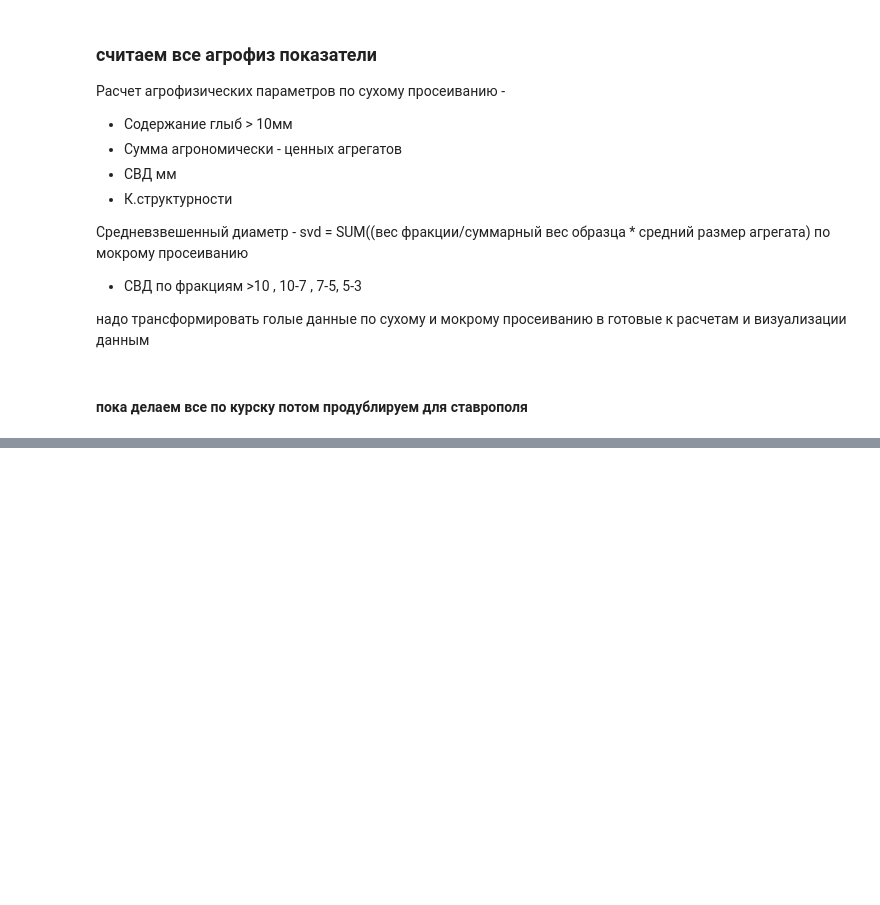
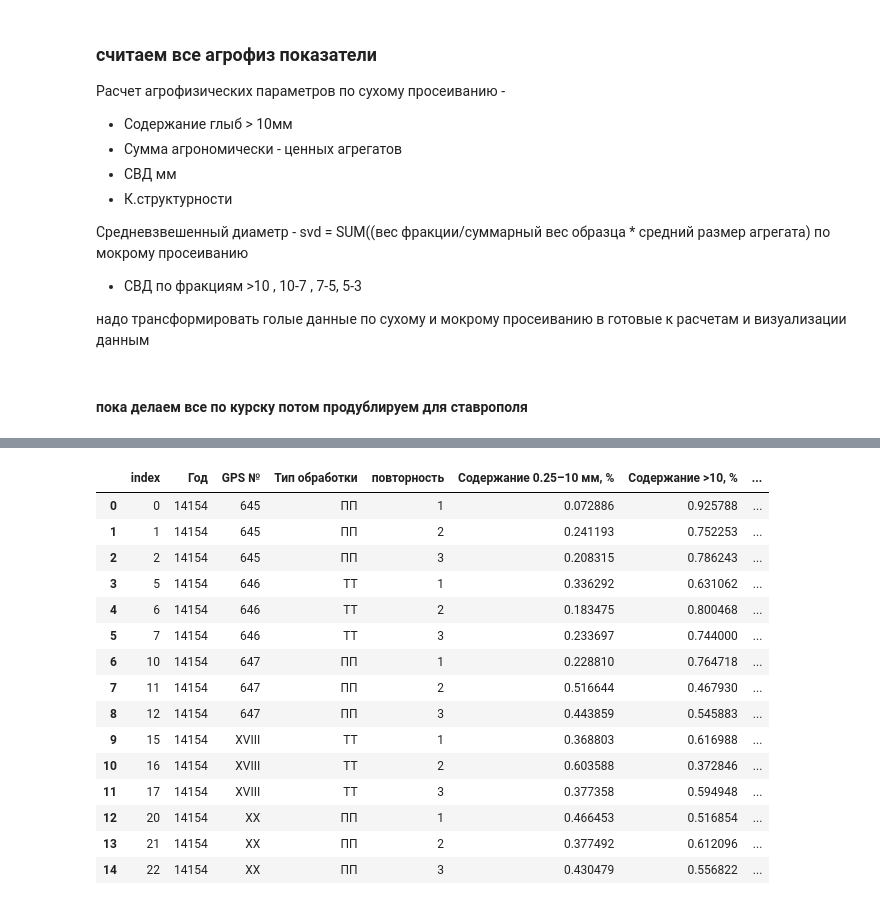
Before and after one commit to hukitoc94/uroshaynoe, a Jupyter notebook: data/data_preparation.ipynb, the cells around one changed output, grey strips where cells are left out. Saved outputs shown, nothing was run; the diff lists cells and outputs as text; code cells hidden in the pictures; blank space fills up the shorter version.

```diff
--- a/data/data_preparation.ipynb
+++ b/data/data_preparation.ipynb
@@ -315,0 +404,44 @@ pd.read_csv('агрофизика_курск.csv')
+# %%
+
+
+mokroe = pd.read_csv('мокрое просеивание урожайное.csv') # вставить нужное
+
+
+
+
+#СВД по сухим агрегатам
+mokroe['size'] = mokroe["Размеры фракций"]
+mokroe['size'] = mokroe['size'].str.replace('>10','16-10')
+mokroe['size'] = mokroe['size'].str.replace('>7','10-7')
+mokroe['size'] = mokroe['size'].str.replace('>5','5-4')
+mokroe['size'] = mokroe['size'].str.replace('>3','4-3')
+mokroe['size'] = mokroe['size'].str.replace('<0.25','0.25-0')
+mokroe[['bottom' , 'top']] = mokroe['size'].str.split("-", expand = True)
+mokroe[['bottom' , 'top']] = mokroe[['bottom' , 'top']].astype(float)
+
+mokroe['size'] = (mokroe['top'] + mokroe['bottom']) / 2
+mokroe['СВД, мм'] = (mokroe["Вес образца, г"]/20) * mokroe['size']
+
+for size in mokroe["Размер сухого агрегата"].unique():
+    fiz_features["СВД водоустойчивые {}, мм".format(size)] = mokroe[mokroe["Размер сухого агрегата"] == size].groupby(['GPS №','повторность','Тип обработки']).sum().reset_index()["СВД, мм"]
+
+fiz_features.to_csv('агрофизика_урожайное.csv', index = False)
+
+pd.read_csv('агрофизика_урожайное.csv')
+# %% [output]
+|  | index | Год | GPS № | Тип обработки | повторность | Содержание 0.25–10 мм, % | Содержание >10, % | ... |
+| 0 | 0 | 14154 | 645 | ПП | 1 | 0.072886 | 0.925788 | ... |
+| 1 | 1 | 14154 | 645 | ПП | 2 | 0.241193 | 0.752253 | ... |
+| 2 | 2 | 14154 | 645 | ПП | 3 | 0.208315 | 0.786243 | ... |
+| 3 | 5 | 14154 | 646 | ТТ | 1 | 0.336292 | 0.631062 | ... |
+| 4 | 6 | 14154 | 646 | ТТ | 2 | 0.183475 | 0.800468 | ... |
+| 5 | 7 | 14154 | 646 | ТТ | 3 | 0.233697 | 0.744000 | ... |
+| 6 | 10 | 14154 | 647 | ПП | 1 | 0.228810 | 0.764718 | ... |
+| 7 | 11 | 14154 | 647 | ПП | 2 | 0.516644 | 0.467930 | ... |
+| 8 | 12 | 14154 | 647 | ПП | 3 | 0.443859 | 0.545883 | ... |
+| 9 | 15 | 14154 | XVIII | ТТ | 1 | 0.368803 | 0.616988 | ... |
+| 10 | 16 | 14154 | XVIII | ТТ | 2 | 0.603588 | 0.372846 | ... |
+| 11 | 17 | 14154 | XVIII | ТТ | 3 | 0.377358 | 0.594948 | ... |
+| 12 | 20 | 14154 | XX | ПП | 1 | 0.466453 | 0.516854 | ... |
+| 13 | 21 | 14154 | XX | ПП | 2 | 0.377492 | 0.612096 | ... |
+| 14 | 22 | 14154 | XX | ПП | 3 | 0.430479 | 0.556822 | ... |
```
Also changed, not shown: parts of 9 cells of this notebook, 5 other files.
